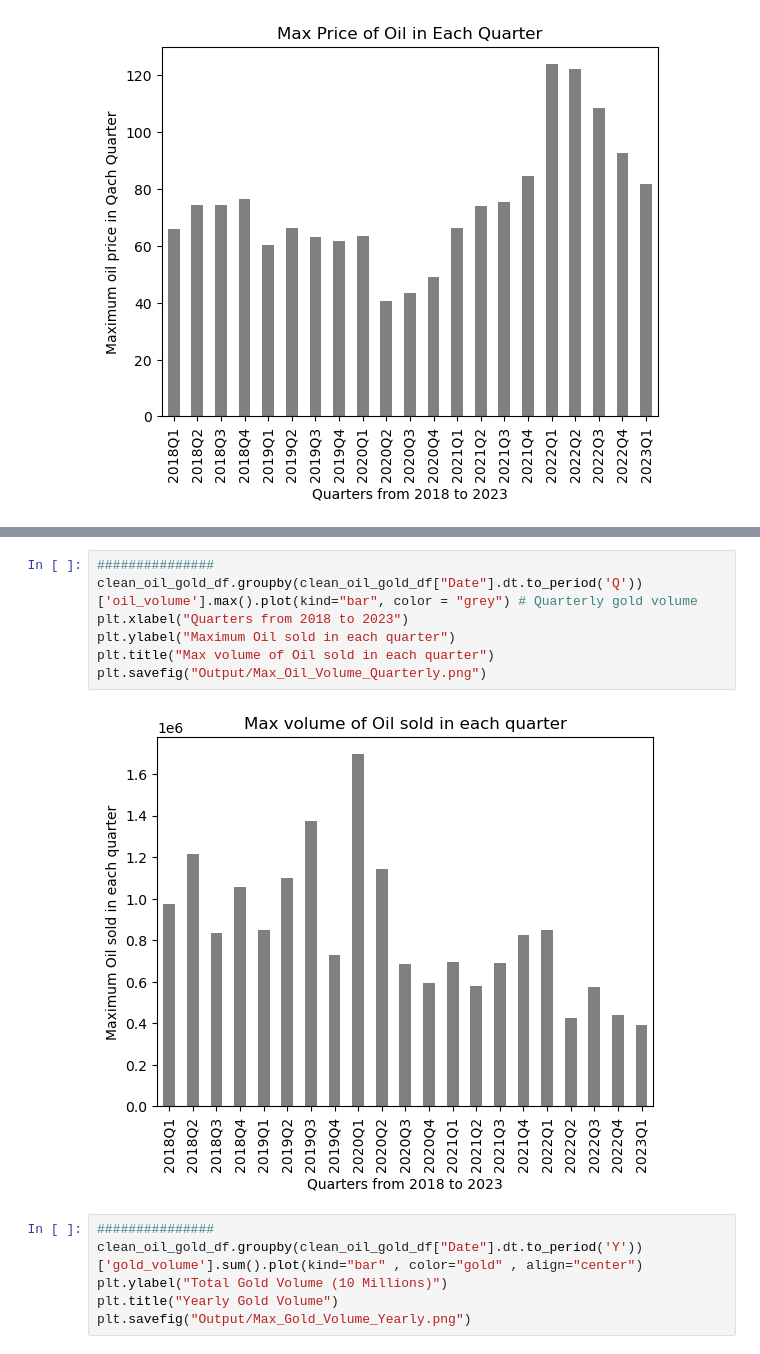
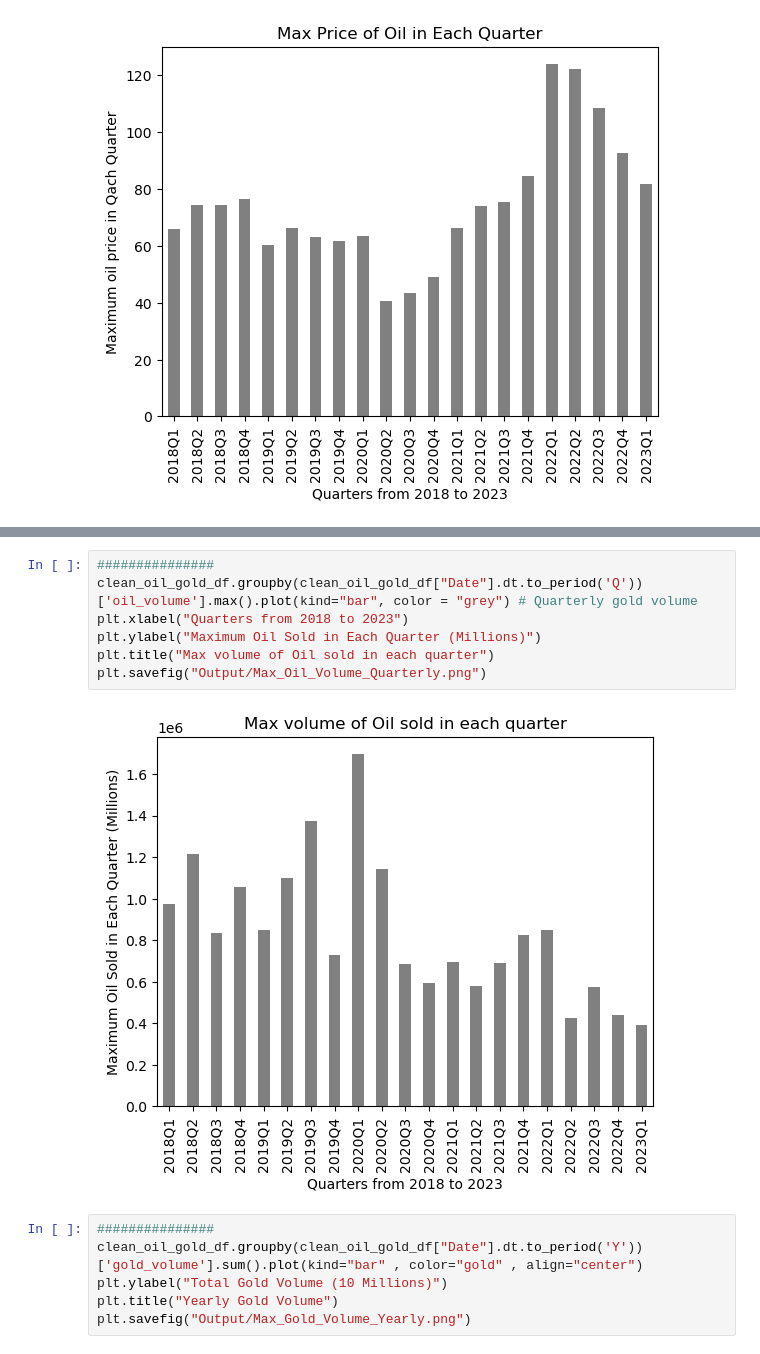
Before and after one commit to gbarn777/project-one, a Jupyter notebook: project1_v3.ipynb, the cells around one changed output, grey strips where cells are left out. Drawn from its saved outputs; the diff is of its cells as text.

```diff
--- a/project1_v3.ipynb
+++ b/project1_v3.ipynb
@@ -136,12 +136,12 @@ plt.savefig("Output/Max_Gold_Volume_Quarterly.png")
 # %%
 ###############
 clean_oil_gold_df.groupby(clean_oil_gold_df["Date"].dt.to_period('Q'))['oil_volume'].max().plot(kind="bar", color = "grey") # Quarterly gold volume
 plt.xlabel("Quarters from 2018 to 2023")
-plt.ylabel("Maximum Oil sold in each quarter")
+plt.ylabel("Maximum Oil Sold in Each Quarter (Millions)")
 plt.title("Max volume of Oil sold in each quarter")
 plt.savefig("Output/Max_Oil_Volume_Quarterly.png")
 # %% [output]
-[figure, old version]
+[figure, new version]
 # %%
 ###############
 clean_oil_gold_df.groupby(clean_oil_gold_df["Date"].dt.to_period('Y'))['gold_volume'].sum().plot(kind="bar" , color="gold" , align="center")
```
Also changed, not shown: parts of 4 cells of this notebook, 6 other files.
